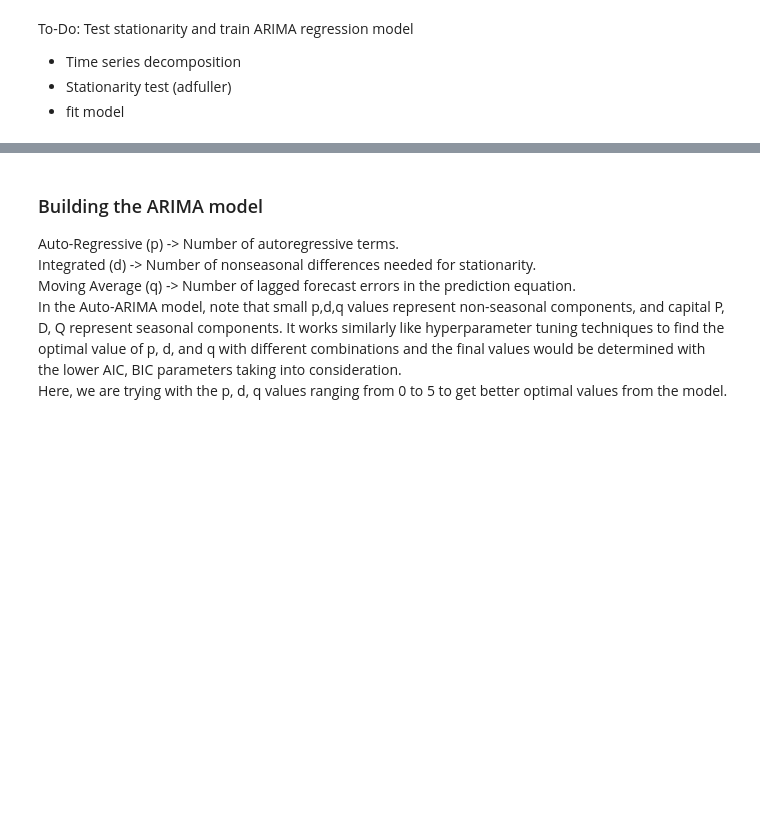
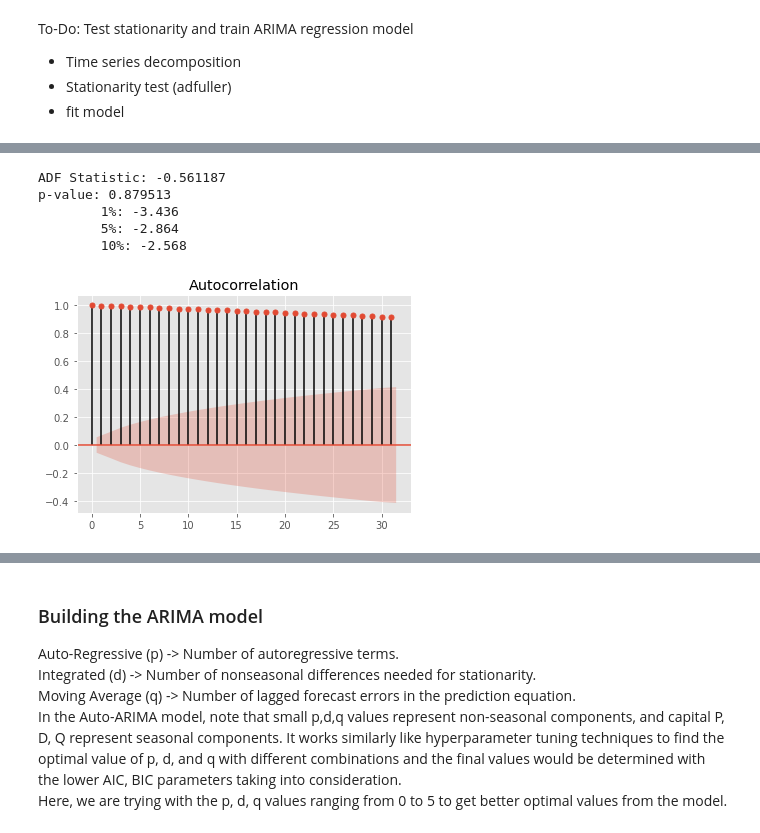
Before and after one commit to yepterence/Stock-Analysis, a Jupyter notebook: Stock-data-exploration.ipynb, the cells around one changed output, grey strips where cells are left out. Cells and saved outputs as stored; diff of their text form; code cells hidden in the pictures; blank space fills up the shorter version.

```diff
--- a/Stock-data-exploration.ipynb
+++ b/Stock-data-exploration.ipynb
@@ -200,2 +237,25 @@ To-Do: Test stationarity and train ARIMA regression model
+# %%
+# Attempt to transform the series
+train_tf = np.log(train)
+
+# Test to see stationarity again
+adf_test_result = adfuller(train_tf)
+print('ADF Statistic: %f' % adf_test_result[0])
+print('p-value: %f' % adf_test_result[1])
+for key, value in adf_test_result[4].items():
+    print('\t%s: %.3f' % (key, value))
+# %% [output]
+ADF Statistic: -0.561187
+p-value: 0.879513
+        1%: -3.436
+        5%: -2.864
+        10%: -2.568
+# %%
+from statsmodels.graphics.tsaplots import plot_acf
+
+plot_acf(train_tf)
+plt.show()
+# %% [output]
+[figure, added]
 # %%
 #calling pacf function from stattool
```
Also changed, not shown: parts of 19 cells of this notebook.
